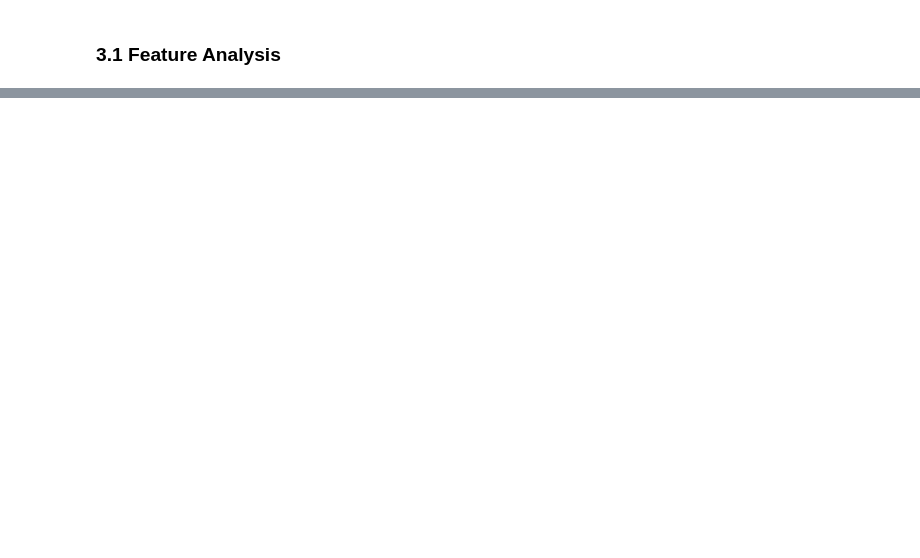
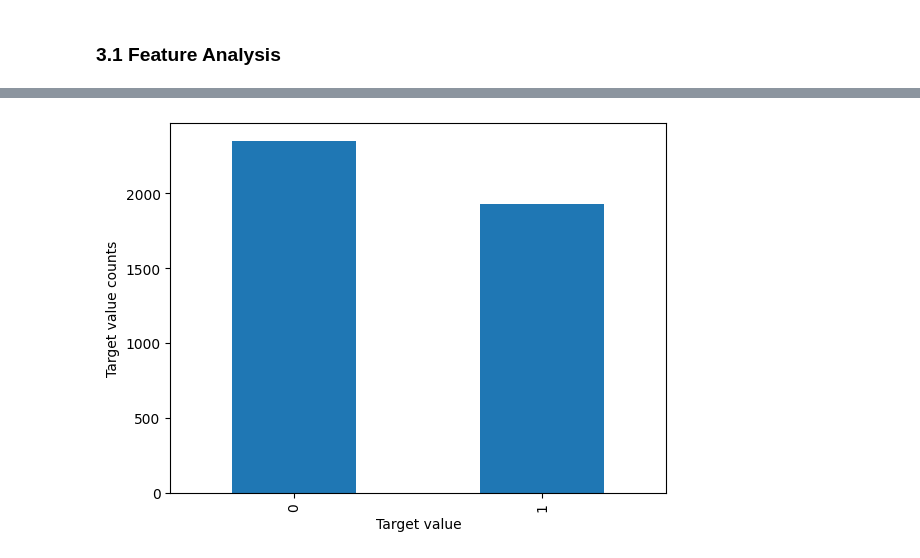
Before and after one commit to Ricky2080/capstone-project, a Jupyter notebook: Capstone Exploratory Data Analysis.ipynb, the cells around one changed output, grey strips where cells are left out. Drawn from its saved outputs; the diff is of its cells as text; code cells hidden in the pictures; blank space fills up the shorter version.

Commit message:
trial baseline model v1.0

```diff
--- a/Capstone Exploratory Data Analysis.ipynb
+++ b/Capstone Exploratory Data Analysis.ipynb
@@ -151,0 +283,9 @@ analysis_results
+# %%
+# Create a new feature 'compass_recidivism_prediction' based on the given condition
+data['compass_recidivism_prediction'] = (data['decile_score'] >= 8) | (data['v_decile_score'] >= 8)
+
+# Convert boolean to integer for easier analysis (True -> 1, False -> 0)
+data['compass_recidivism_prediction'] = data['compass_recidivism_prediction'].astype(int)
+
+# Display the first few rows to verify the new feature
+data[['decile_score', 'v_decile_score', 'compass_recidivism_prediction']].head()
@@ -151,0 +340,28 @@ analysis_results
+# %%
+# categorize age
+# Define a function to categorize age into age groups
+def categorize_age(age):
+    if age < 13:
+        return '0-12'
+    elif age < 18:
+        return '13-17'
+    elif age < 21:
+        return '18-20'
+    elif age < 25:
+        return '21-24'
+    elif age < 35:
+        return '25-34'
+    elif age < 45:
+        return '35-44'
+    elif age < 55:
+        return '45-54'
+    elif age < 65:
+        return '55-64'
+    else:
+        return '65+'
+
+# Create the new feature 'age_group'
+data['age_group'] = data['age'].apply(categorize_age)
+
+# Display the first few rows to verify the new feature
+print(data[['age', 'age_group']])
@@ -151,0 +559,3 @@ analysis_results
+# %%
+# train model
+df_train, df_test = train_test_split(data, test_size=0.3, random_state=42)
@@ -151,0 +579,6 @@ analysis_results
+# %%
+df_train['two_year_recid'].value_counts().plot(kind="bar");
+plt.xlabel('Target value');
+plt.ylabel('Target value counts');
+# %% [output]
+[figure, added]
```
Also changed, not shown: parts of 41 cells of this notebook, 10 other files.
